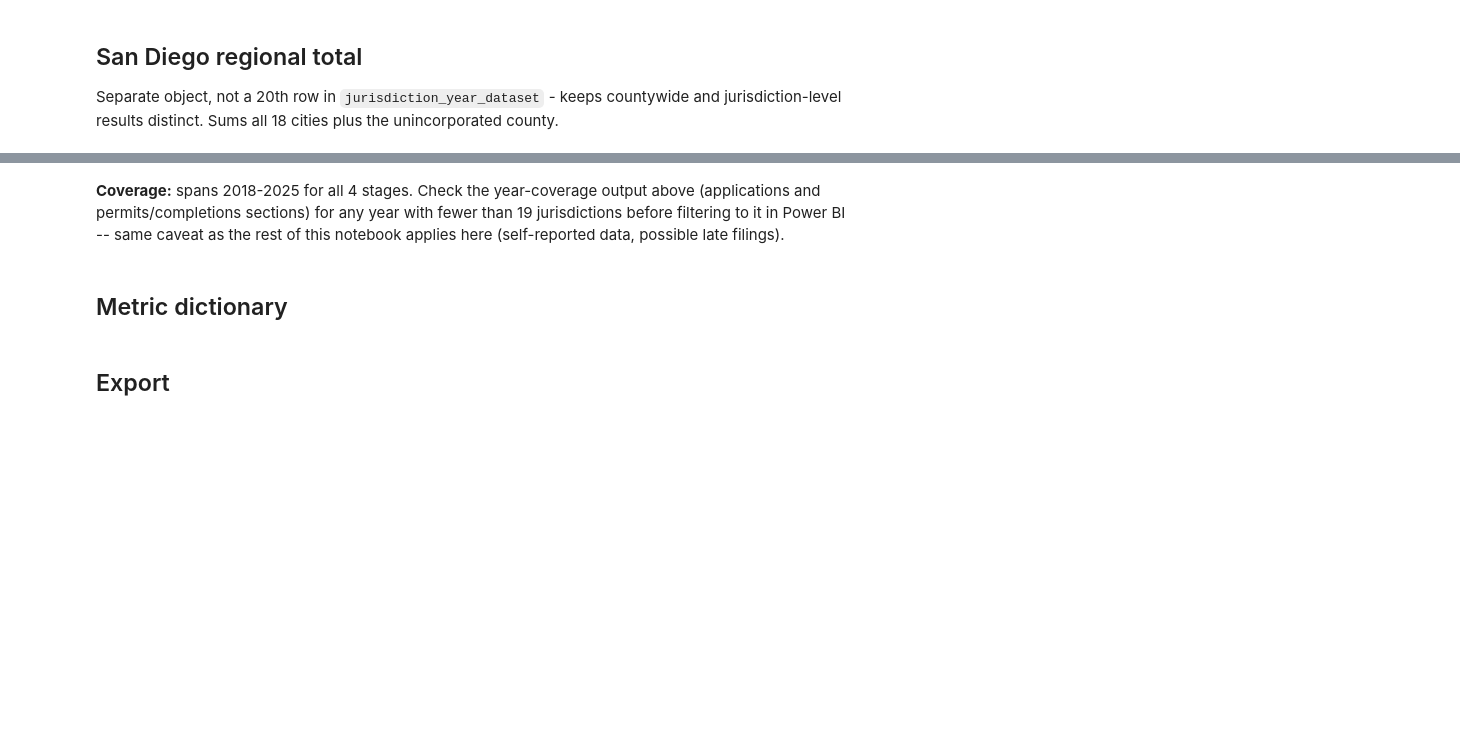
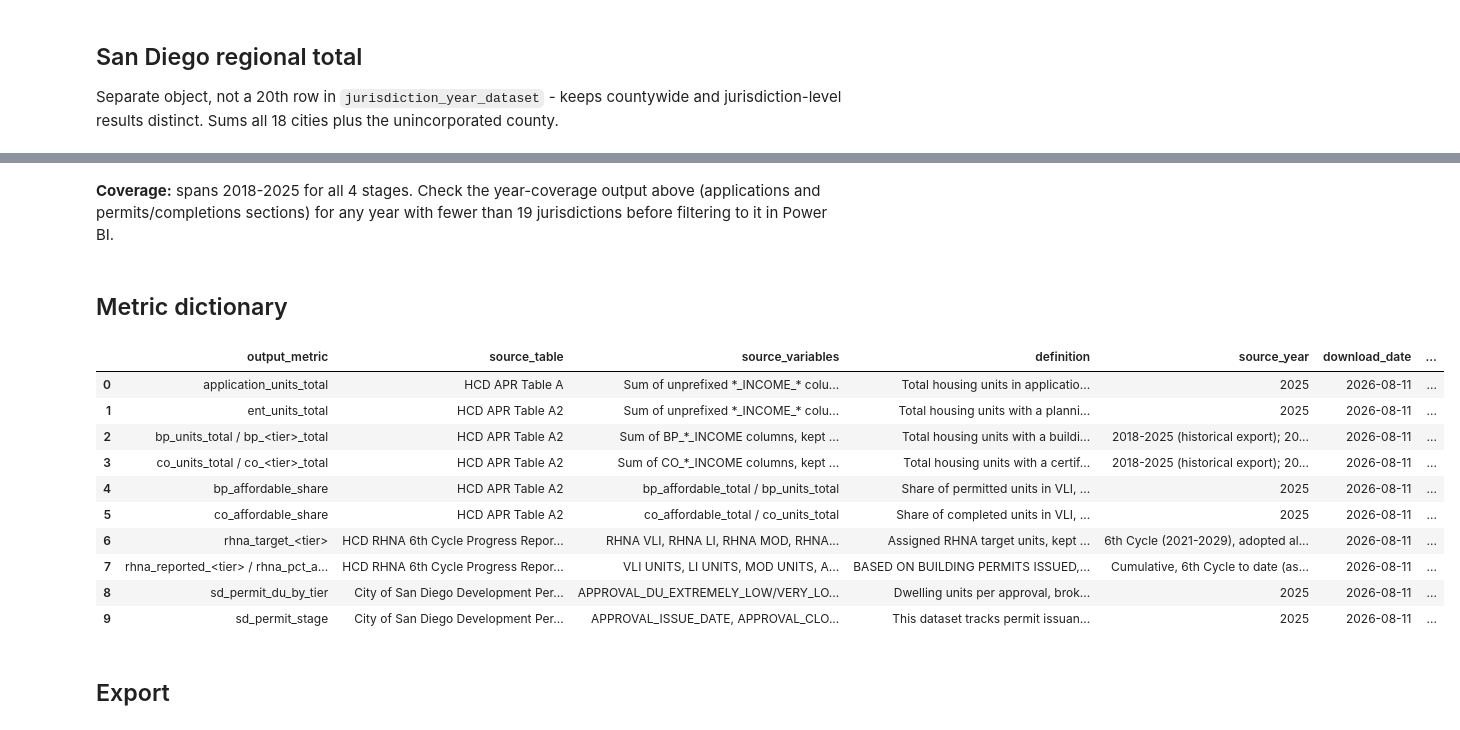
Before and after one commit to laurenthanhvo/chpd-dashboard-data-validation, a Jupyter notebook: van's work/notebooks/rhna_housing_production.ipynb, the cells around one changed output, grey strips where cells are left out. Cells and saved outputs as stored; diff of their text form; code cells hidden in the pictures; blank space fills up the shorter version.

```diff
--- a/van's work/notebooks/rhna_housing_production.ipynb
+++ b/van's work/notebooks/rhna_housing_production.ipynb
@@ -951,9 +1210,7 @@ print("Saved:", powerbi_path)
 # %% [markdown]
 **Coverage:** spans 2018-2025 for all 4 stages. Check the year-coverage
 output above (applications and permits/completions sections) for any year
-with fewer than 19 jurisdictions before filtering to it in Power BI --
-same caveat as the rest of this notebook applies here (self-reported data,
-possible late filings).
+with fewer than 19 jurisdictions before filtering to it in Power BI.
 # %% [markdown]
 ## Metric dictionary
 # %%
@@ -976,7 +1233,7 @@ metric_dictionary = pd.DataFrame([
         "source_year": TARGET_YEAR, "download_date": DOWNLOAD_DATE,
         "geographic_level": "Jurisdiction (18 cities + unincorporated county)",
         "unit_of_measurement": "Housing units (count)",
-        "limitations": "Escondido shows a 55-unit gap vs. HCD's own NO_ENTITLEMENTS total; other 18 jurisdictions match exactly",
+        "limitations": "Matches HCD's own auto-populated NO_ENTITLEMENTS total exactly for all 19 jurisdictions",
     },
     {
         "output_metric": "bp_units_total / bp_<tier>_total",
@@ -1029,42 +1286,54 @@ metric_dictionary = pd.DataFrame([
         "download_date": DOWNLOAD_DATE,
         "geographic_level": "Jurisdiction (18 cities + unincorporated county) and regional total",
         "unit_of_measurement": "Housing units (count)",
-        "limitations": "Validated exact match against HCD/SANDAG published figures - see 'Validate against HCD's published RHNA results'",
+        "limitations": "Validated exact match against HCD/SANDAG published figures",
     },
     {
         "output_metric": "rhna_reported_<tier> / rhna_pct_achieved_<tier> / rhna_remaining_<tier>",
         "source_table": "HCD RHNA 6th Cycle Progress Report (Table B)",
         "source_variables": "VLI UNITS, LI UNITS, MOD UNITS, ABOVE MOD UNITS",
-        "definition": "BASED ON BUILDING PERMITS ISSUED, not completed units - this is HCD's own RHNA-credit methodology, not a choice made here. Kept separate per income tier, per jurisdiction. Cumulative cycle-to-date, not year-by-year. Do not conflate with co_units_total (completions), which is a different measure used for housing production, not RHNA progress. rhna_units_reported_total / rhna_pct_achieved / rhna_remaining_total are the summed/overall equivalents",
+        "definition": "BASED ON BUILDING PERMITS ISSUED, not completed units - this is HCD's own RHNA-credit methodology. Kept separate per income tier, per jurisdiction. Cumulative cycle-to-date, not year-by-year. Do not conflate with co_units_total (completions)",
         "source_year": f"Cumulative, 6th Cycle to date (as of {TARGET_YEAR} data pull)",
         "download_date": DOWNLOAD_DATE,
         "geographic_level": "Jurisdiction (18 cities + unincorporated county) and regional total",
         "unit_of_measurement": "Housing units (count); Percent for rhna_pct_achieved_<tier>",
-        "limitations": "Cumulative cycle-to-date, not annual - cannot show year-over-year pace from this field alone",
+        "limitations": "Cumulative cycle-to-date, not annual",
     },
     {
         "output_metric": "sd_permit_du_by_tier",
         "source_table": "City of San Diego Development Permits (Active + Closed approvals)",
         "source_variables": "APPROVAL_DU_EXTREMELY_LOW/VERY_LOW/LOW/MODERATE/ABOVE_MODERATE",
         "definition": "Dwelling units per approval, broken out by income tier, City of San Diego only. Separate ADU (APPROVAL_ADU_*) and JADU (APPROVAL_JADU_*) columns exist alongside standard units",
         "source_year": TARGET_YEAR, "download_date": DOWNLOAD_DATE,
         "geographic_level": "City of San Diego only",
         "unit_of_measurement": "Housing units (count)",
         "limitations": "Overlaps with APR for San Diego - do not sum with bp_units_total. Appendix data, not in core exports",
     },
     {
         "output_metric": "sd_permit_stage",
         "source_table": "City of San Diego Development Permits (Active + Closed approvals)",
         "source_variables": "APPROVAL_ISSUE_DATE, APPROVAL_CLOSE_DATE, approval_status",
         "definition": "This dataset tracks permit issuance and closure only - it has no certificate-of-occupancy / completion field equivalent to APR's CO_* columns",
         "source_year": TARGET_YEAR, "download_date": DOWNLOAD_DATE,
         "geographic_level": "City of San Diego only",
         "unit_of_measurement": "Date / status (not a count)",
         "limitations": "'Closed' can mean finaled, expired, or withdrawn - not necessarily completed construction",
     },
 ])
 metric_dictionary.to_csv(DOCS_DIR / "rhna_housing_production_metric_dictionary.csv", index=False)
 metric_dictionary
+# %% [output]
+|  | output_metric | source_table | source_variables | definition | source_year | download_date | ... |
+| 0 | application_units_total | HCD APR Table A | Sum of unprefixed *_INCOME_* colu... | Total housing units in applicatio... | 2025 | 2026-08-11 | ... |
+| 1 | ent_units_total | HCD APR Table A2 | Sum of unprefixed *_INCOME_* colu... | Total housing units with a planni... | 2025 | 2026-08-11 | ... |
+| 2 | bp_units_total / bp_<tier>_total | HCD APR Table A2 | Sum of BP_*_INCOME columns, kept ... | Total housing units with a buildi... | 2018-2025 (historical export); 20... | 2026-08-11 | ... |
+| 3 | co_units_total / co_<tier>_total | HCD APR Table A2 | Sum of CO_*_INCOME columns, kept ... | Total housing units with a certif... | 2018-2025 (historical export); 20... | 2026-08-11 | ... |
+| 4 | bp_affordable_share | HCD APR Table A2 | bp_affordable_total / bp_units_total | Share of permitted units in VLI, ... | 2025 | 2026-08-11 | ... |
+| 5 | co_affordable_share | HCD APR Table A2 | co_affordable_total / co_units_total | Share of completed units in VLI, ... | 2025 | 2026-08-11 | ... |
+| 6 | rhna_target_<tier> | HCD RHNA 6th Cycle Progress Repor... | RHNA VLI, RHNA LI, RHNA MOD, RHNA... | Assigned RHNA target units, kept ... | 6th Cycle (2021-2029), adopted al... | 2026-08-11 | ... |
+| 7 | rhna_reported_<tier> / rhna_pct_a... | HCD RHNA 6th Cycle Progress Repor... | VLI UNITS, LI UNITS, MOD UNITS, A... | BASED ON BUILDING PERMITS ISSUED,... | Cumulative, 6th Cycle to date (as... | 2026-08-11 | ... |
+| 8 | sd_permit_du_by_tier | City of San Diego Development Per... | APPROVAL_DU_EXTREMELY_LOW/VERY_LO... | Dwelling units per approval, brok... | 2025 | 2026-08-11 | ... |
+| 9 | sd_permit_stage | City of San Diego Development Per... | APPROVAL_ISSUE_DATE, APPROVAL_CLO... | This dataset tracks permit issuan... | 2025 | 2026-08-11 | ... |
 # %% [markdown]
 ## Export
 # %%
```
Also changed, not shown: parts of 52 cells of this notebook, 4 other files.
